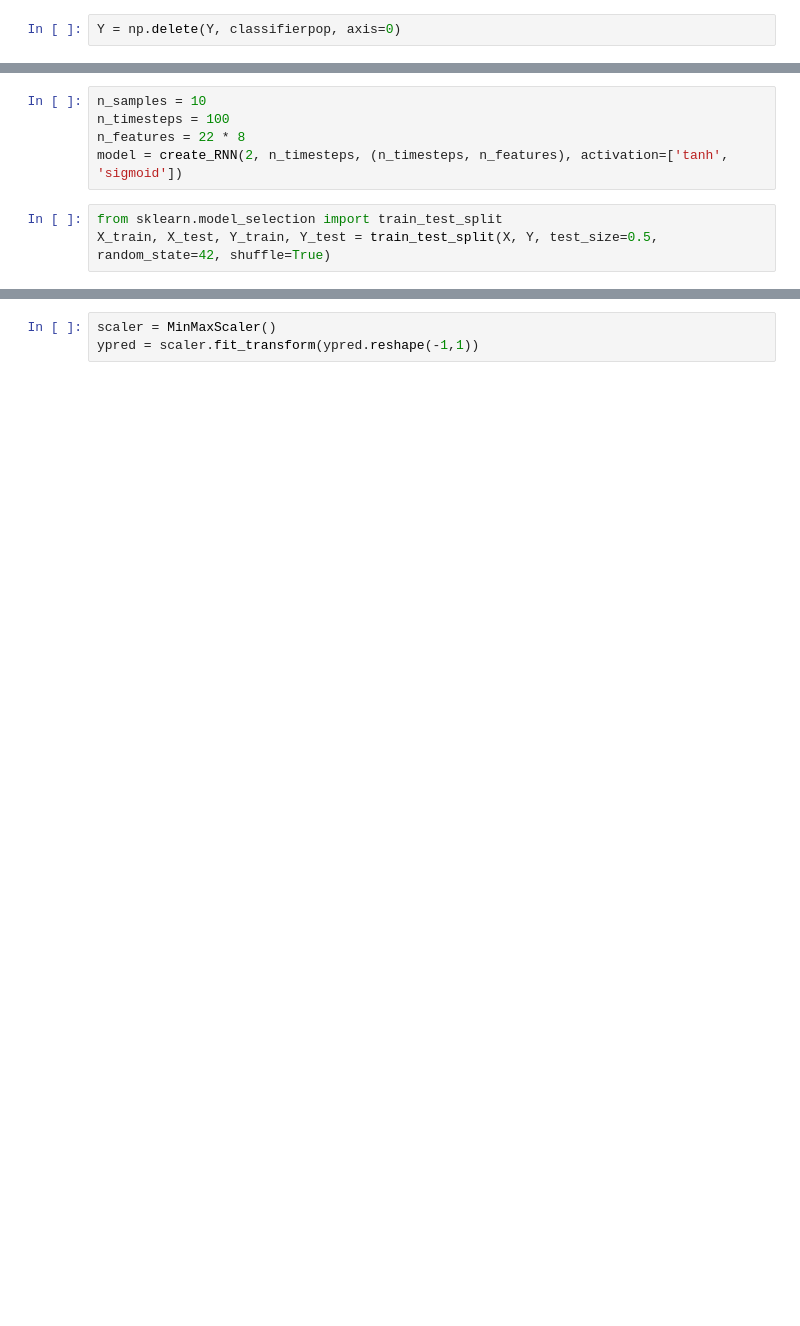
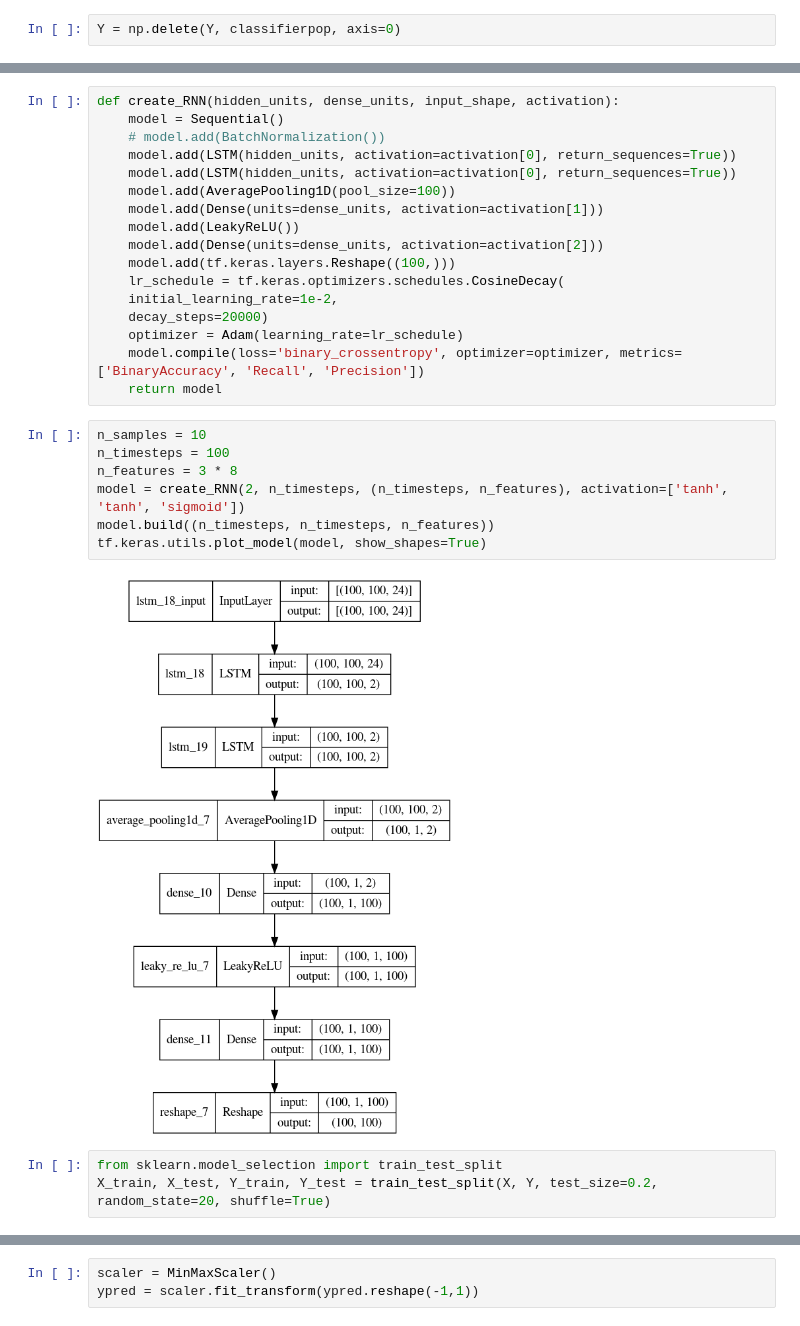
Before and after one commit to YVSemlani/Minimal-Data-Seizure-Detection, a Jupyter notebook: RNN.ipynb, the cells around one changed output, grey strips where cells are left out. Cells and saved outputs as stored; diff of their text form; blank space fills up the shorter version.

```diff
--- a/RNN.ipynb
+++ b/RNN.ipynb
@@ -70,9 +136,30 @@ def create_RNN(hidden_units, dense_units, input_shape, activation):
     return model
+# %%
+def create_RNN(hidden_units, dense_units, input_shape, activation):
+    model = Sequential()
+    # model.add(BatchNormalization())
+    model.add(LSTM(hidden_units, activation=activation[0], return_sequences=True))
+    model.add(LSTM(hidden_units, activation=activation[0], return_sequences=True))
+    model.add(AveragePooling1D(pool_size=100))
+    model.add(Dense(units=dense_units, activation=activation[1]))
+    model.add(LeakyReLU())
+    model.add(Dense(units=dense_units, activation=activation[2]))
+    model.add(tf.keras.layers.Reshape((100,)))
+    lr_schedule = tf.keras.optimizers.schedules.CosineDecay(
+    initial_learning_rate=1e-2,
+    decay_steps=20000)
+    optimizer = Adam(learning_rate=lr_schedule)
+    model.compile(loss='binary_crossentropy', optimizer=optimizer, metrics=['BinaryAccuracy', 'Recall', 'Precision'])
+    return model
 # %%
 n_samples = 10
 n_timesteps = 100
-n_features = 22 * 8
-model = create_RNN(2, n_timesteps, (n_timesteps, n_features), activation=['tanh', 'sigmoid'])
+n_features = 3 * 8
+model = create_RNN(2, n_timesteps, (n_timesteps, n_features), activation=['tanh', 'tanh', 'sigmoid'])
+model.build((n_timesteps, n_timesteps, n_features))
+tf.keras.utils.plot_model(model, show_shapes=True)
+# %% [output]
+[figure, added]
 # %%
 from sklearn.model_selection import train_test_split
-X_train, X_test, Y_train, Y_test = train_test_split(X, Y, test_size=0.5, random_state=42, shuffle=True)
+X_train, X_test, Y_train, Y_test = train_test_split(X, Y, test_size=0.2, random_state=20, shuffle=True)
```
Also changed, not shown: parts of 32 cells of this notebook, 4 other files.
